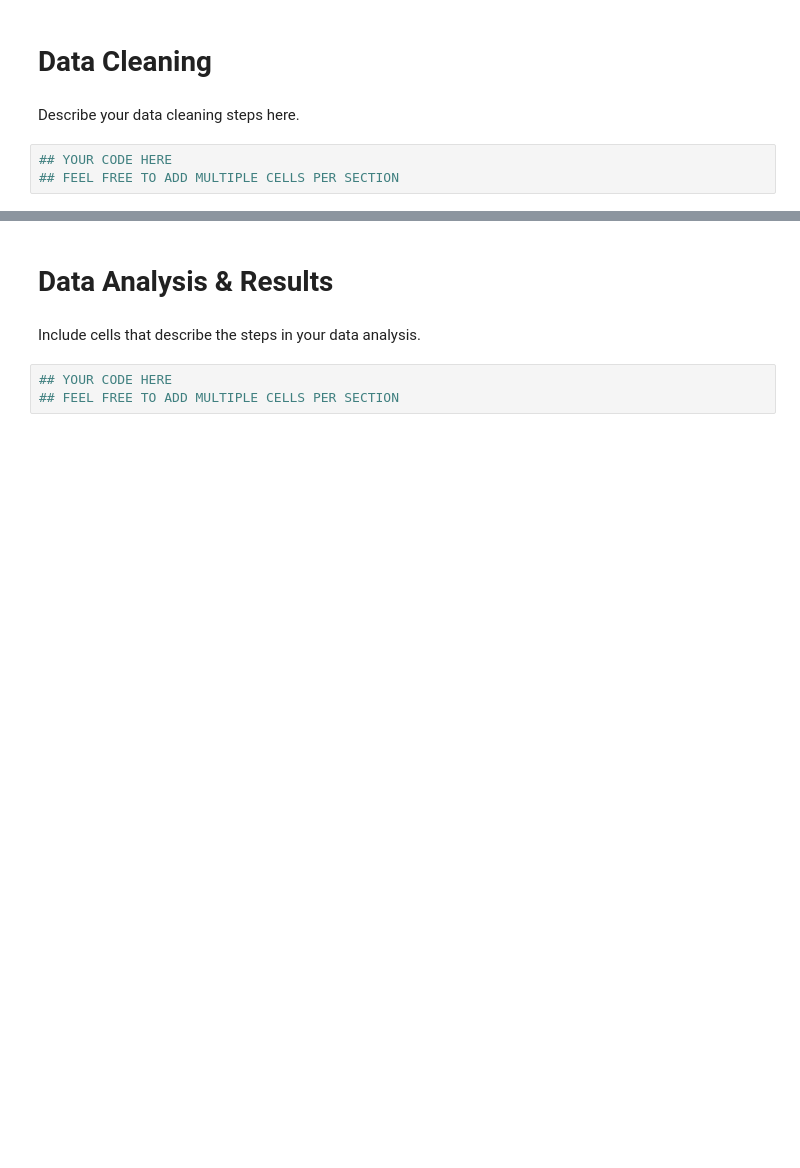
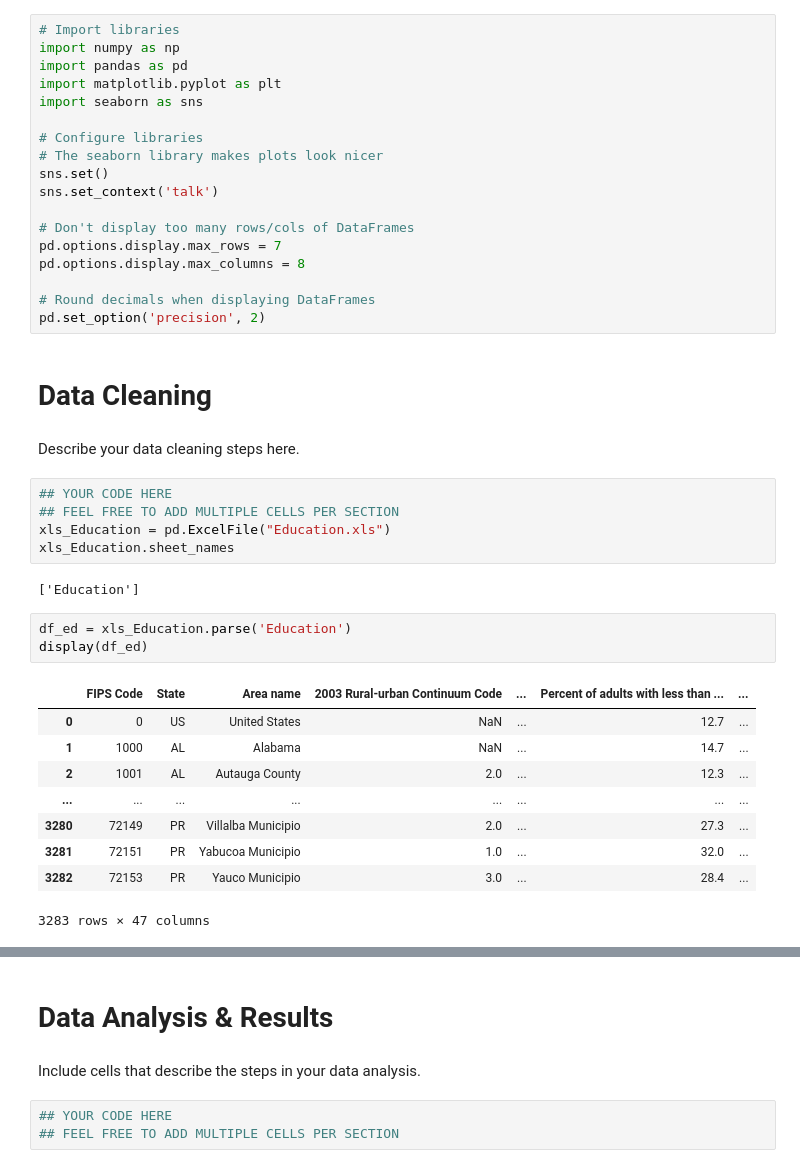
Before and after one commit to cwguan/COGS108-FinalProject, a Jupyter notebook: FinalProject.ipynb, the cells around one changed output, grey strips where cells are left out. Cells and saved outputs as stored; diff of their text form; blank space fills up the shorter version.

```diff
--- a/FinalProject.ipynb
+++ b/FinalProject.ipynb
@@ -56,3 +54,21 @@ If you plan to use multiple datasets, add 1-2 sentences about how you plan to co
+# %%
+# Import libraries
+import numpy as np
+import pandas as pd
+import matplotlib.pyplot as plt
+import seaborn as sns
+
+# Configure libraries
+# The seaborn library makes plots look nicer
+sns.set()
+sns.set_context('talk')
+
+# Don't display too many rows/cols of DataFrames
+pd.options.display.max_rows = 7
+pd.options.display.max_columns = 8
+
+# Round decimals when displaying DataFrames
+pd.set_option('precision', 2)
 # %% [markdown]
 # Data Cleaning
 # %% [markdown]
@@ -60,3 +76,20 @@ Describe your data cleaning steps here.
 # %%
 ## YOUR CODE HERE
 ## FEEL FREE TO ADD MULTIPLE CELLS PER SECTION
+xls_Education = pd.ExcelFile("Education.xls")
+xls_Education.sheet_names
+# %% [output]
+['Education']
+# %%
+df_ed = xls_Education.parse('Education')
+display(df_ed)
+# %% [output]
+|  | FIPS Code | State | Area name | 2003 Rural-urban Continuum Code | ... | Percent of adults with less than ... | ... |
+| 0 | 0 | US | United States | NaN | ... | 12.7 | ... |
+| 1 | 1000 | AL | Alabama | NaN | ... | 14.7 | ... |
+| 2 | 1001 | AL | Autauga County | 2.0 | ... | 12.3 | ... |
+| ... | ... | ... | ... | ... | ... | ... | ... |
+| 3280 | 72149 | PR | Villalba Municipio | 2.0 | ... | 27.3 | ... |
+| 3281 | 72151 | PR | Yabucoa Municipio | 1.0 | ... | 32.0 | ... |
+| 3282 | 72153 | PR | Yauco Municipio | 3.0 | ... | 28.4 | ... |
+3283 rows × 47 columns
```
Also changed, not shown: parts of 16 cells of this notebook.
